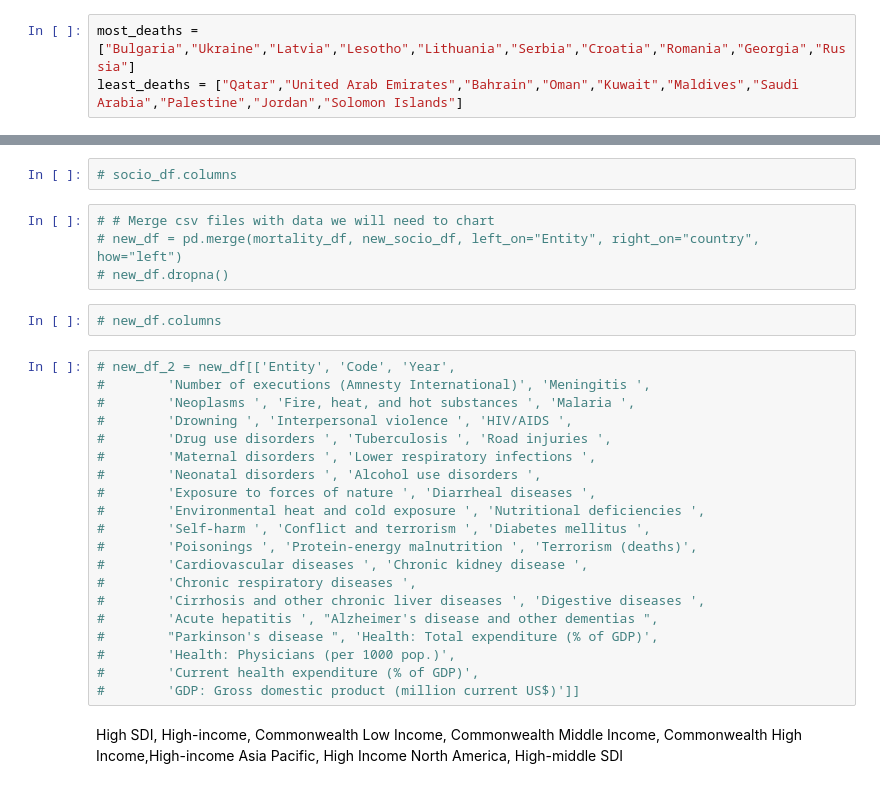
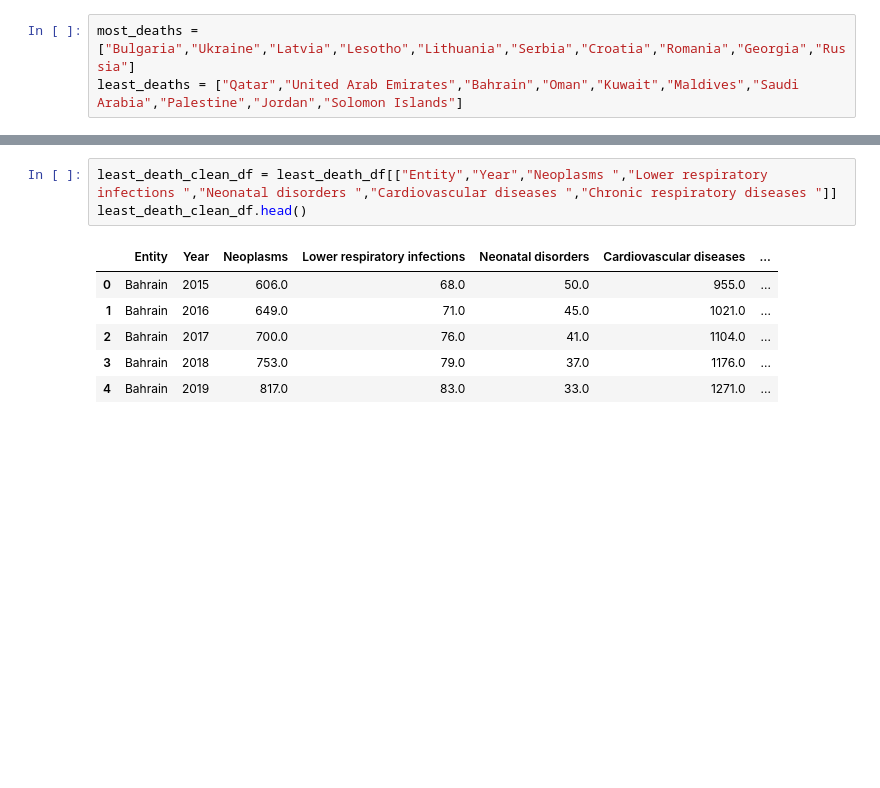
Before and after one commit to TanishaCooper/projectone_groupfour, a Jupyter notebook: HealthcarePy/test.ipynb, the cells around one changed output, grey strips where cells are left out. Cells and saved outputs as stored; diff of their text form; blank space fills up the shorter version.

```diff
--- a/HealthcarePy/test.ipynb
+++ b/HealthcarePy/test.ipynb
@@ -148,31 +124,10 @@ dtype: int64
-# %%
-# socio_df.columns
-# %%
-# # Merge csv files with data we will need to chart
-# new_df = pd.merge(mortality_df, new_socio_df, left_on="Entity", right_on="country", how="left")
-# new_df.dropna()
-# %%
-# new_df.columns
-# %%
-# new_df_2 = new_df[['Entity', 'Code', 'Year',
-#        'Number of executions (Amnesty International)', 'Meningitis ',
-#        'Neoplasms ', 'Fire, heat, and hot substances ', 'Malaria ',
-#        'Drowning ', 'Interpersonal violence ', 'HIV/AIDS ',
-#        'Drug use disorders ', 'Tuberculosis ', 'Road injuries ',
-#        'Maternal disorders ', 'Lower respiratory infections ',
-#        'Neonatal disorders ', 'Alcohol use disorders ',
-#        'Exposure to forces of nature ', 'Diarrheal diseases ',
-#        'Environmental heat and cold exposure ', 'Nutritional deficiencies ',
-#        'Self-harm ', 'Conflict and terrorism ', 'Diabetes mellitus ',
-#        'Poisonings ', 'Protein-energy malnutrition ', 'Terrorism (deaths)',
-#        'Cardiovascular diseases ', 'Chronic kidney disease ',
-#        'Chronic respiratory diseases ',
-#        'Cirrhosis and other chronic liver diseases ', 'Digestive diseases ',
-#        'Acute hepatitis ', "Alzheimer's disease and other dementias ",
-#        "Parkinson's disease ", 'Health: Total expenditure (% of GDP)',
-#        'Health: Physicians (per 1000 pop.)',
-#        'Current health expenditure (% of GDP)',
-#        'GDP: Gross domestic product (million current US$)']]
-# %% [markdown]
-High SDI, High-income, Commonwealth Low Income, Commonwealth Middle Income, Commonwealth High Income,High-income Asia Pacific,
-High Income North America, High-middle SDI
+# %%
+least_death_clean_df = least_death_df[["Entity","Year","Neoplasms ","Lower respiratory infections ","Neonatal disorders ","Cardiovascular diseases ","Chronic respiratory diseases "]]
+least_death_clean_df.head()
+# %% [output]
+|  | Entity | Year | Neoplasms | Lower respiratory infections | Neonatal disorders | Cardiovascular diseases | ... |
+| 0 | Bahrain | 2015 | 606.0 | 68.0 | 50.0 | 955.0 | ... |
+| 1 | Bahrain | 2016 | 649.0 | 71.0 | 45.0 | 1021.0 | ... |
+| 2 | Bahrain | 2017 | 700.0 | 76.0 | 41.0 | 1104.0 | ... |
+| 3 | Bahrain | 2018 | 753.0 | 79.0 | 37.0 | 1176.0 | ... |
+| 4 | Bahrain | 2019 | 817.0 | 83.0 | 33.0 | 1271.0 | ... |
```
Also changed, not shown: parts of 9 cells of this notebook.
